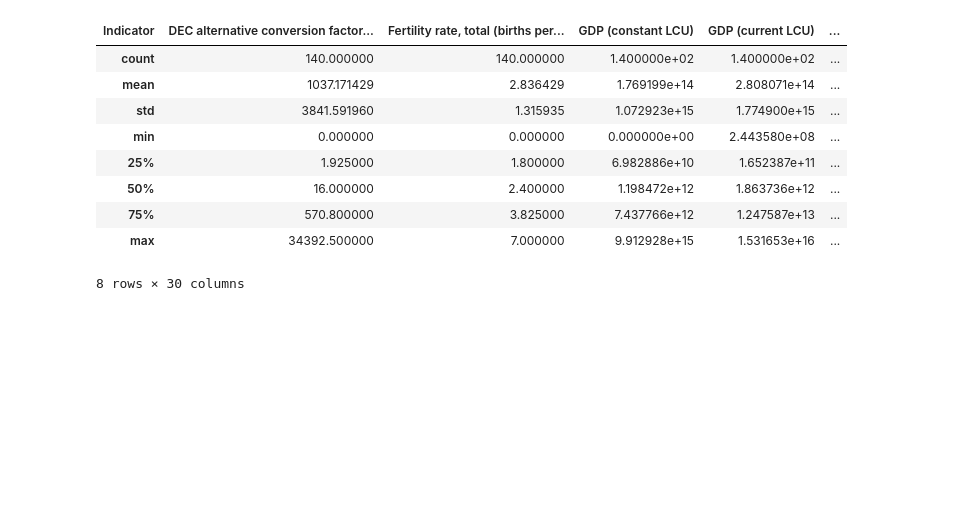
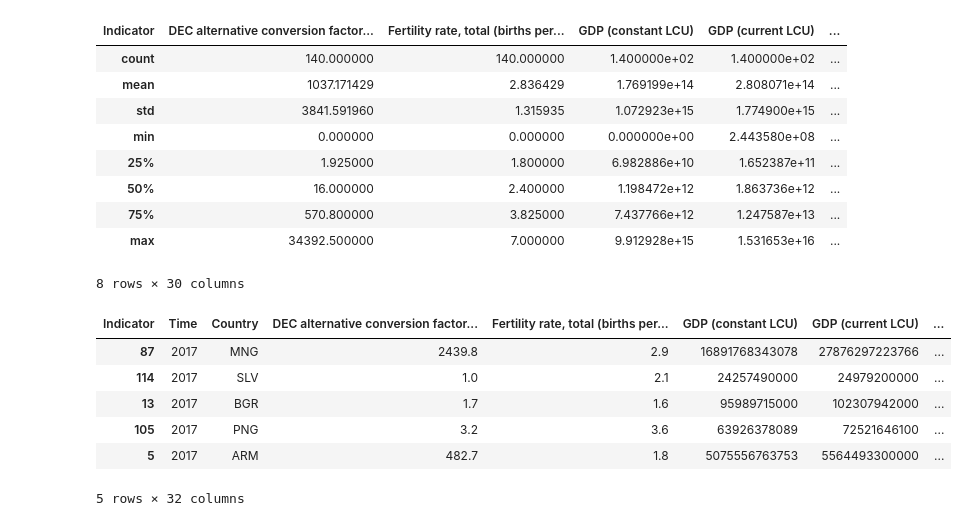
Before and after one commit to herbmks/MDA-Tuvalu, a Jupyter notebook: preprocessing_socio_outliers.ipynb, the cells around one changed output. Cells and saved outputs as stored; diff of their text form; code cells hidden in the pictures; blank space fills up the shorter version.

```diff
--- a/preprocessing_socio_outliers.ipynb
+++ b/preprocessing_socio_outliers.ipynb
@@ -292,3 +380,13 @@ df_unif_p.describe()
 | 75% | 570.800000 | 3.825000 | 7.437766e+12 | 1.247587e+13 | ... |
 | max | 34392.500000 | 7.000000 | 9.912928e+15 | 1.531653e+16 | ... |
 8 rows × 30 columns
+# %%
+df_unif_p.nlargest(5,'Total debt service (% of GNI)')
+# %% [output]
+| Indicator | Time | Country | DEC alternative conversion factor... | Fertility rate, total (births per... | GDP (constant LCU) | GDP (current LCU) | ... |
+| 87 | 2017 | MNG | 2439.8 | 2.9 | 16891768343078 | 27876297223766 | ... |
+| 114 | 2017 | SLV | 1.0 | 2.1 | 24257490000 | 24979200000 | ... |
+| 13 | 2017 | BGR | 1.7 | 1.6 | 95989715000 | 102307942000 | ... |
+| 105 | 2017 | PNG | 3.2 | 3.6 | 63926378089 | 72521646100 | ... |
+| 5 | 2017 | ARM | 482.7 | 1.8 | 5075556763753 | 5564493300000 | ... |
+5 rows × 32 columns
```
Also changed, not shown: parts of 19 cells of this notebook, 1 other file.
